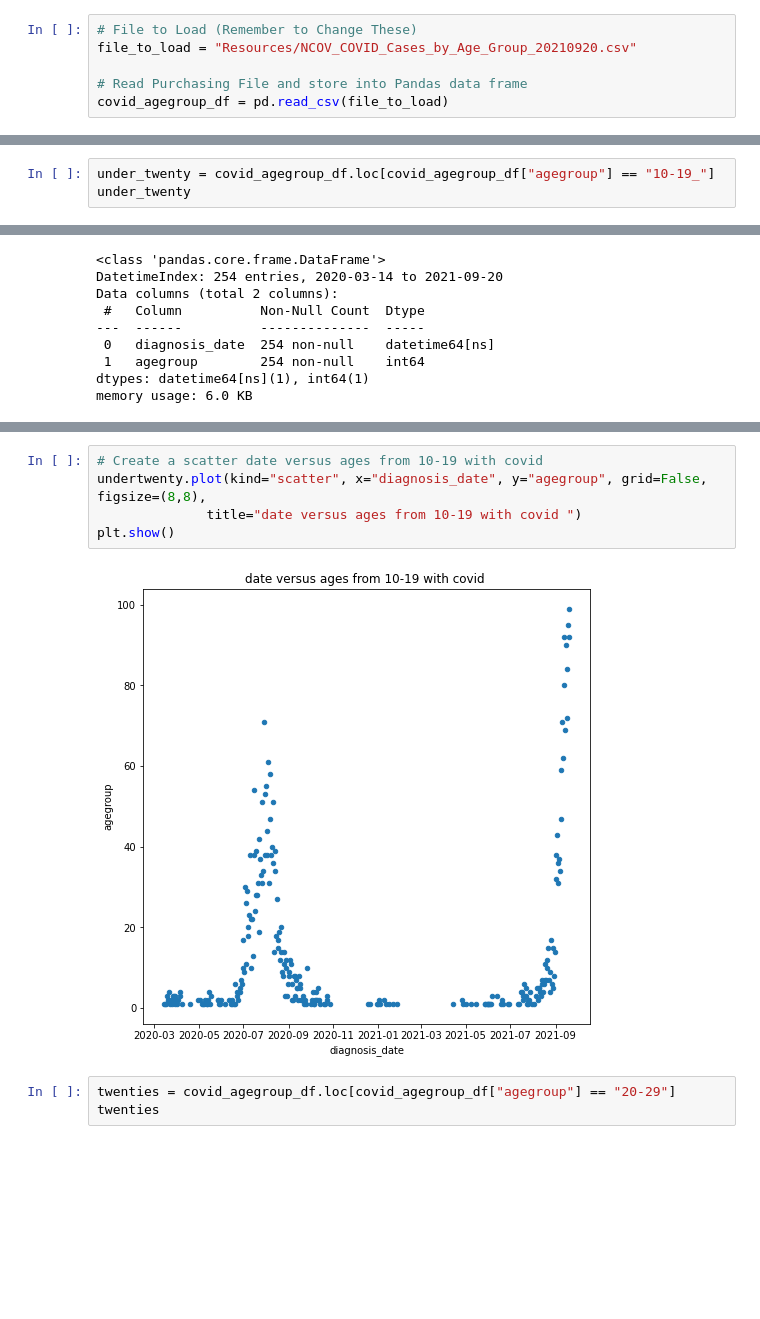
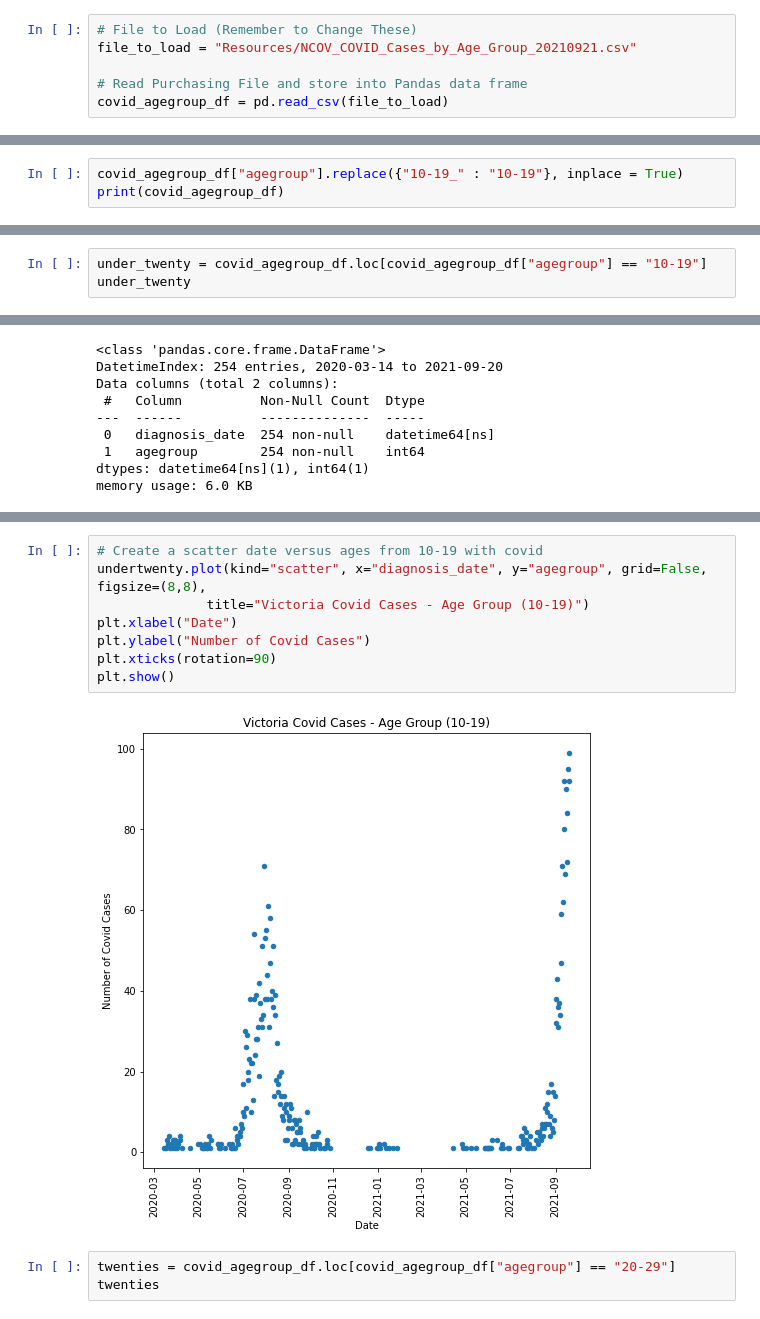
Before and after one commit to BenPickles85/bootcamp-project-1, a Jupyter notebook: covid-cases-agegrp.ipynb, the cells around one changed output, grey strips where cells are left out. Cells and saved outputs as stored; diff of their text form; blank space fills up the shorter version.

```diff
--- a/covid-cases-agegrp.ipynb
+++ b/covid-cases-agegrp.ipynb
@@ -9,7 +12,7 @@ from scipy.stats import sem
 import scipy.stats as st
 # %%
 # File to Load (Remember to Change These)
-file_to_load = "Resources/NCOV_COVID_Cases_by_Age_Group_20210920.csv"
+file_to_load = "Resources/NCOV_COVID_Cases_by_Age_Group_20210921.csv"
 
 # Read Purchasing File and store into Pandas data frame
 covid_agegroup_df = pd.read_csv(file_to_load)
@@ -17,0 +25,3 @@ covid_agegroup_df = pd.read_csv(file_to_load)
+# %%
+covid_agegroup_df["agegroup"].replace({"10-19_" : "10-19"}, inplace = True)
+print(covid_agegroup_df)
@@ -161,5 +211,5 @@ plt.show()
 # %%
-under_twenty = covid_agegroup_df.loc[covid_agegroup_df["agegroup"] == "10-19_"]
+under_twenty = covid_agegroup_df.loc[covid_agegroup_df["agegroup"] == "10-19"]
 under_twenty
 # %% [output]
 |  | diagnosis_date | agegroup |
@@ -211,10 +265,13 @@ plt.show()
 # %%
 # Create a scatter date versus ages from 10-19 with covid
 undertwenty.plot(kind="scatter", x="diagnosis_date", y="agegroup", grid=False, figsize=(8,8),
-              title="date versus ages from 10-19 with covid ")
+              title="Victoria Covid Cases - Age Group (10-19)")
+plt.xlabel("Date")
+plt.ylabel("Number of Covid Cases")
+plt.xticks(rotation=90)
 plt.show()
 # %% [output]
-[figure, old version]
+[figure, new version]
 # %%
 twenties = covid_agegroup_df.loc[covid_agegroup_df["agegroup"] == "20-29"]
 twenties
```
Also changed, not shown: parts of 33 cells of this notebook, 32 other files.
